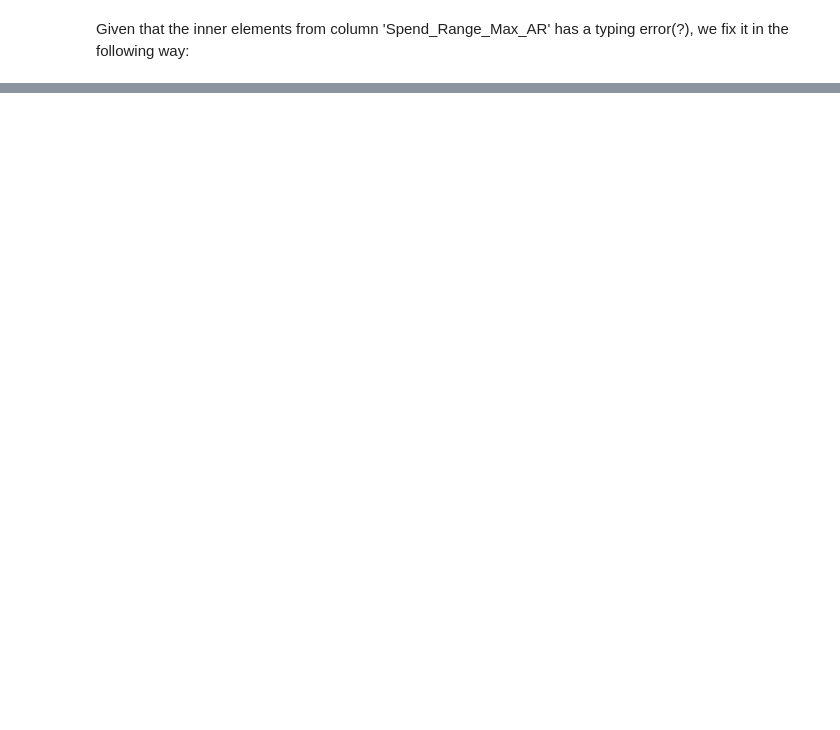
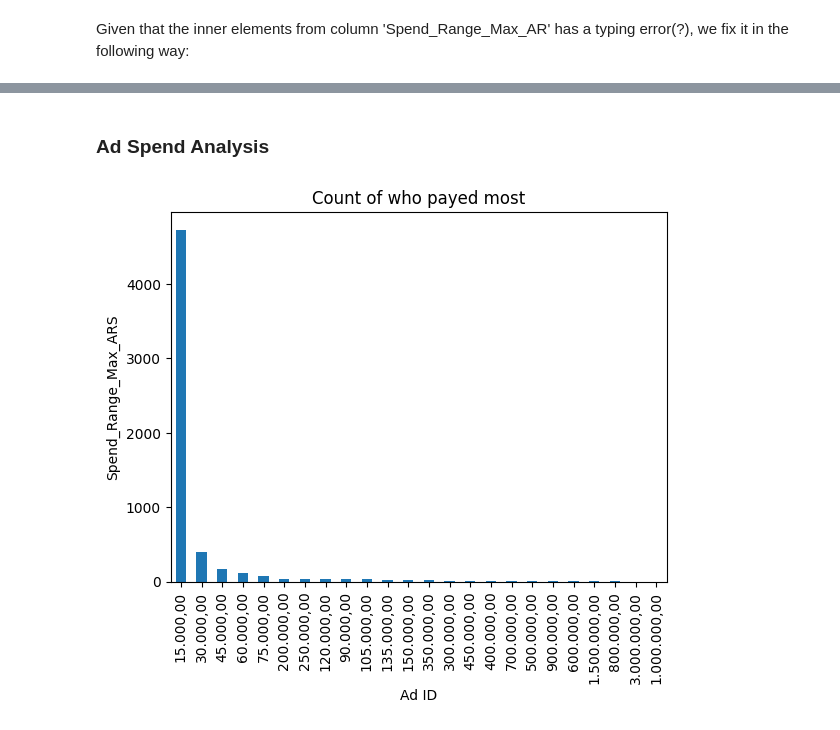
Before and after one commit to andreasoledadguerra/EDA_projects, a Jupyter notebook: googleads_analysis.ipynb, the cells around one changed output, grey strips where cells are left out. Drawn from its saved outputs; the diff is of its cells as text; code cells hidden in the pictures; blank space fills up the shorter version.

Commit message:
Creating a plot bar

```diff
--- a/googleads_analysis.ipynb
+++ b/googleads_analysis.ipynb
@@ -211,0 +79,2 @@ Name: count, dtype: int64
+# %% [markdown]
+### Ad Spend Analysis
@@ -211,0 +109,16 @@ Name: count, dtype: int64
+# %%
+# Get counts of each ID type
+id_counts = df_ads['Spend_Range_Max_ARS'].value_counts()
+
+# Create a bar plot
+id_counts.plot(kind='bar')
+
+# Add titles and labels
+plt.title('Count of who payed most')
+plt.xlabel('Ad ID')
+plt.ylabel('Spend_Range_Max_ARS')
+
+# Show the plot
+plt.show()
+# %% [output]
+[figure, added]
```
Also changed, not shown: parts of 19 cells of this notebook.
